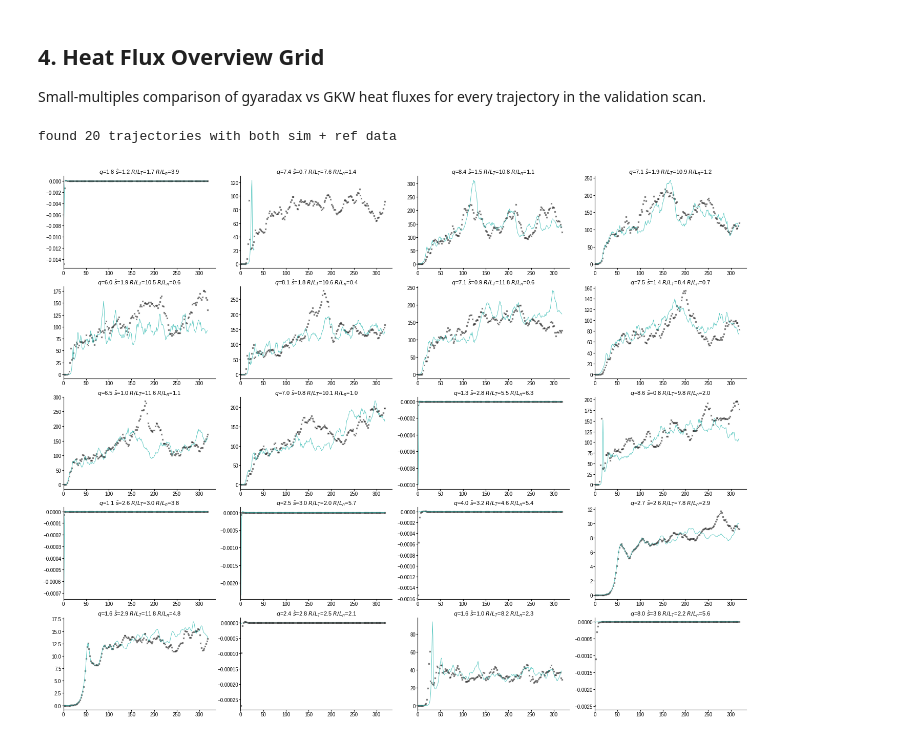
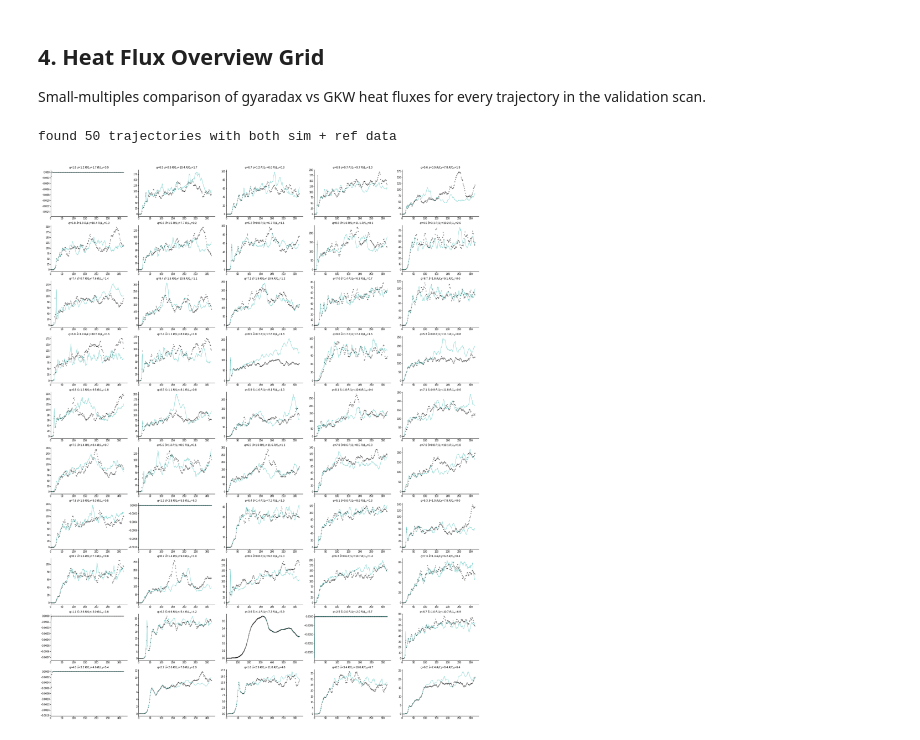
Before and after one commit to gerkone/gyaradax, a Jupyter notebook: notebooks/examine_validation.ipynb, the cells around one changed output. Cells and saved outputs as stored; diff of their text form; code cells hidden in the pictures.

```diff
--- a/notebooks/examine_validation.ipynb
+++ b/notebooks/examine_validation.ipynb
@@ -276,7 +283,7 @@ for base_name, dirs in grouped_adiabatic.items():
 KINETIC_REF_DIR = "/restricteddata/ukaea/gyrokinetics/raw/kinetic_electrons"
 
 for out_dir in kinetic_dirs:
-    path = os.path.join("..", out_dir)
+    path = os.path.join("../runs/kinetic", out_dir)
     case_name = out_dir.replace("validation_kinetic_", "")
 
     # resolve ref_dir from the yaml config (folder names don't match 1:1)
@@ -437,10 +444,10 @@ Quantitative comparison of gyaradax vs GKW using:
 - **Growth rates**: Mean $\pm$ std of the time-averaged growth rate profile in a parametric window
 - **Flux averages**: Jensen-Shannon divergence and 2-Wasserstein distance between Gaussian-fitted flux distributions, plus mean $\pm$ std
 # %%
-from validation_stats import compare_config, aggregate_results, results_to_latex
+from validation_stats import compare_config, aggregate_results
 
-AVG_SIM = 80
-AVG_REF = 240
+AVG_SIM = 120
+AVG_REF = AVG_SIM * 3
 MIN_EFLUX = 0.1  # set to 0 to include stable (low-flux) configs
 
 SCAN_DIRS = ["../scan"]
@@ -563,9 +570,33 @@ from validation_stats import results_to_markdown
 
 aggregated = aggregate_results(all_stats)
 
+# Full markdown table for notebook inspection
 md_str = results_to_markdown(aggregated, per_config=all_stats)
 display(Markdown(md_str))
 
-latex_str = results_to_latex(aggregated, per_config=all_stats)
-print(latex_str)
+# ----- Paper-ready summary -----
+n = aggregated.get("n_configs", 0)
+print(f"\n--- Paper-ready numbers (n={n} configs) ---\n")
+
+# Spectra
+for sk, label in [("ky_spec", "ky"), ("kx_spec", "kx")]:
+    d = aggregated.get(sk, {})
+    ks = d.get("ks_stat", {}); pr = d.get("pearson_r", {}); l2 = d.get("log_rel_l2", {})
+    print(f"  {label}: KS={ks.get('mean',0):.3f}+/-{ks.get('std',0):.3f}  "
+          f"r={pr.get('mean',0):.3f}+/-{pr.get('std',0):.3f}  "
+          f"logL2={l2.get('mean',0):.3f}+/-{l2.get('std',0):.3f}")
+
+# Growth
+gd = aggregated.get("growth", {})
+gsm = gd.get("sim_mean", {}); grm = gd.get("ref_mean", {})
+print(f"\n  growth: sim={gsm.get('mean',0):.5f}, ref={grm.get('mean',0):.5f} (both ~0)")
+
+# Flux — relative MAE
+sim_means = np.array([all_stats[k]["eflux"]["sim_mean"] for k in all_stats if "eflux" in all_stats[k]])
+ref_means = np.array([all_stats[k]["eflux"]["ref_mean"] for k in all_stats if "eflux" in all_stats[k]])
+rel_mae = np.mean(np.abs(sim_means - ref_means)) / np.mean(np.abs(ref_means))
+rel_errs = np.abs(sim_means - ref_means) / np.maximum(np.abs(ref_means), 1e-15)
+print(f"\n  eflux grand mean: sim={np.mean(sim_means):.1f}, ref={np.mean(ref_means):.1f}")
+print(f"  relative MAE = {rel_mae:.3f}")
+print(f"  per-config: median={np.median(rel_errs):.3f}, within 20%: {(rel_errs<0.2).sum()}/{len(rel_errs)}")
 # %% [output]
@@ -641,43 +665,44 @@ for scan_root in SCAN_DIRS:
         if ref_dir and os.path.exists(os.path.join(ref_dir, "fluxes.dat")):
             scan_trajectories.append((config_name, sim_path, ref_dir))
 
+scan_trajectories = scan_trajectories[:-2]
 print(f"found {len(scan_trajectories)} trajectories with both sim + ref data")
 # %% [output]
-found 20 trajectories with both sim + ref data
+found 50 trajectories with both sim + ref data
 # %%
 os.makedirs("figs/appx", exist_ok=True)
 from gyaradax.plot_utils import JAX_COLORS
 
-ncols = 4
+ncols = 5
 nrows = int(np.ceil(len(scan_trajectories) / ncols))
 fig, axes = plt.subplots(nrows, ncols, figsize=(3.5 * ncols, 2.2 * nrows), squeeze=False)
 
 for idx, (config_name, sim_path, ref_dir) in enumerate(scan_trajectories):
     ax = axes[idx // ncols, idx % ncols]
     sim_fluxes = np.load(os.path.join(sim_path, "fluxes.npz"))["fluxes"]
     sim_growth = np.load(os.path.join(sim_path, "growth.npz"))
     sim_time = sim_growth["time"] if "time" in sim_growth else np.arange(len(sim_fluxes))
     ref_fluxes_raw = np.loadtxt(os.path.join(ref_dir, "fluxes.dat"))
     ref_time = np.loadtxt(os.path.join(ref_dir, "time.dat"))
 
     ax.plot(ref_time[::5], ref_fluxes_raw[::5, 1], "x", color="black", ms=2, alpha=0.5)
     ax.plot(sim_time, sim_fluxes[:, 1], "-", color=JAX_COLORS["cyan"], lw=0.6, alpha=0.8)
 
     geom = load_geometry(ref_dir)
     q = float(geom["q"]); shat = float(geom["shat"])
     rlt = float(np.asarray(geom["rlt"]).flat[0]); rln = float(np.asarray(geom["rln"]).flat[0])
     ax.set_title(rf"$q$={q:.1f} $\hat s$={shat:.1f} $R/L_T$={rlt:.1f} $R/L_n$={rln:.1f}",
                  fontsize=8, pad=2)
     ax.tick_params(labelsize=7, length=2, pad=1)
     ax.set_xlim(left=0)
 
 for idx in range(len(scan_trajectories), nrows * ncols):
     axes[idx // ncols, idx % ncols].axis("off")
 fig.tight_layout(h_pad=0.4, w_pad=0.4)
 fig.savefig("figs/appx/flux_overview_grid.pdf")
 plt.show()
 # %% [output]
-[figure, old version]
+[figure, new version]
 # %%
 from matplotlib.gridspec import GridSpecFromSubplotSpec
 
```
Also changed, not shown: parts of 8 cells of this notebook, 16 other files.
